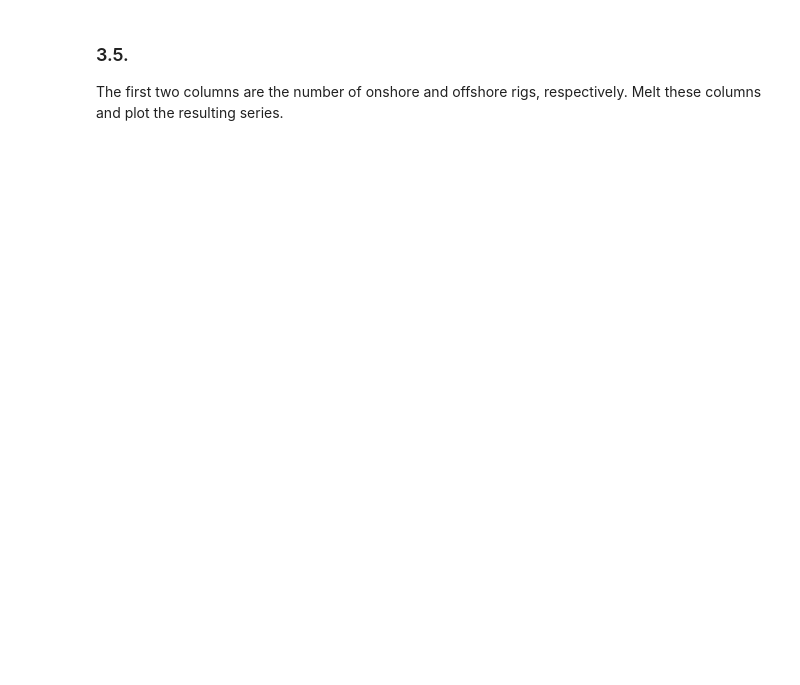
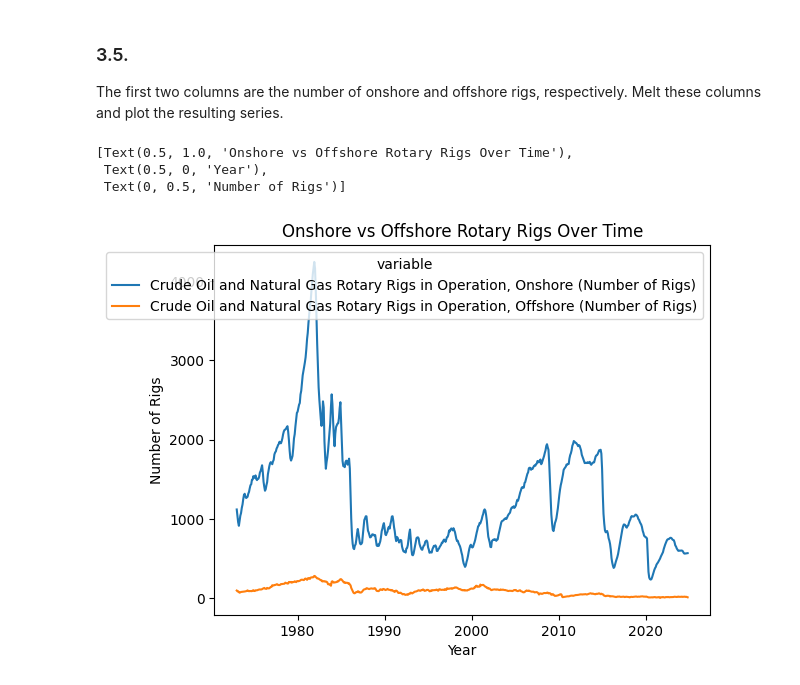
Before and after one commit to emilyzyzhou/eda_assignment, a Jupyter notebook: assignment.ipynb, the cells around one changed output. Saved outputs shown, nothing was run; the diff lists cells and outputs as text; code cells hidden in the pictures; blank space fills up the shorter version.

```diff
--- a/assignment.ipynb
+++ b/assignment.ipynb
@@ -274,3 +301,20 @@ Instead of levels, we want to look at change over time. Compute the first differ
 # %% [markdown]
 ### 3.5.
 The first two columns are the number of onshore and offshore rigs, respectively. Melt these columns and plot the resulting series.
+# %%
+# time is the id, value vars are the first two columns.
+melted_df = drill_df.melt(
+    id_vars=['time'],
+    value_vars=[
+        'Crude Oil and Natural Gas Rotary Rigs in Operation, Onshore (Number of Rigs)',
+        'Crude Oil and Natural Gas Rotary Rigs in Operation, Offshore (Number of Rigs)'
+    ]
+)
+# %%
+fig = sns.lineplot(data=melted_df,x='time',y='value',hue='variable')
+fig.set(title='Onshore vs Offshore Rotary Rigs Over Time',xlabel='Year',ylabel='Number of Rigs')
+# %% [output]
+[Text(0.5, 1.0, 'Onshore vs Offshore Rotary Rigs Over Time'),
+ Text(0.5, 0, 'Year'),
+ Text(0, 0.5, 'Number of Rigs')]
+[figure, added]
```
Also changed, not shown: parts of 4 cells of this notebook.
